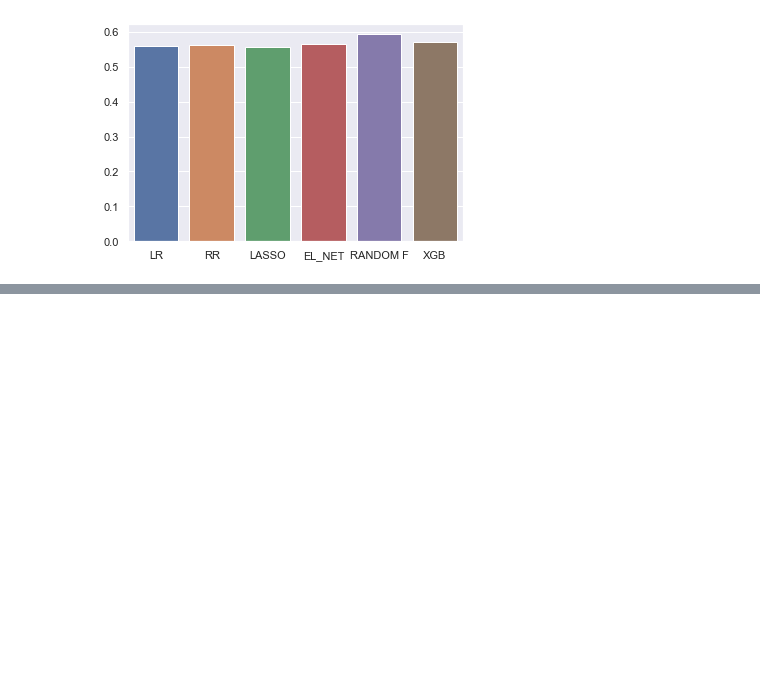
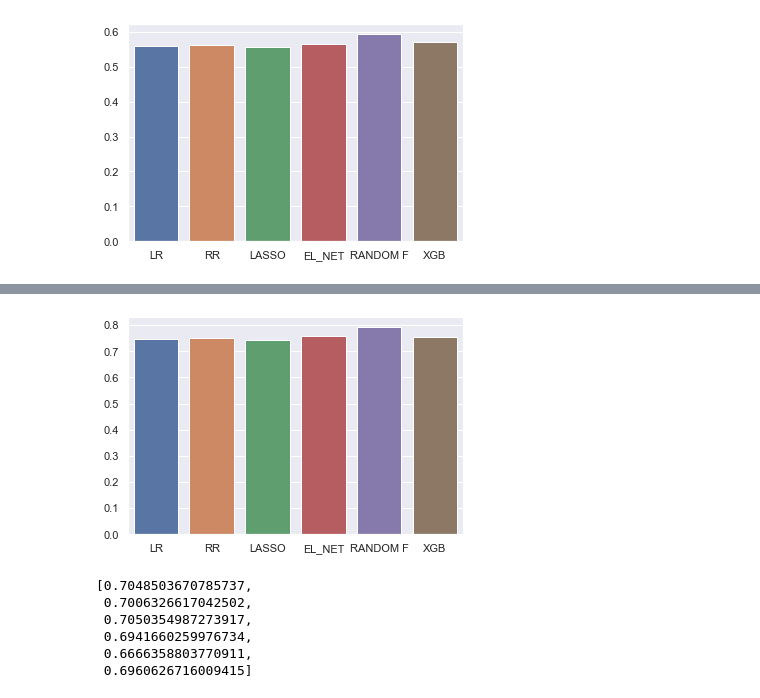
Before and after one commit to ThomasFavrel/OC-P4, a Jupyter notebook: p4_mdelisation_2.ipynb, the cells around one changed output, grey strips where cells are left out. Drawn from its saved outputs; the diff is of its cells as text; code cells hidden in the pictures; blank space fills up the shorter version.

```diff
--- a/p4_mdelisation_2.ipynb
+++ b/p4_mdelisation_2.ipynb
@@ -568,0 +599,29 @@ sns.barplot(x=['LR',
+# %%
+sns.barplot(x=['LR',
+               'RR',
+               'LASSO',
+               'EL_NET',
+               'RANDOM F',
+               'XGB'],
+           y=[Return_Erreur(y_val, y_pred_rli)[3],
+             Return_Erreur(y_val, y_pred_rr)[3],
+             Return_Erreur(y_val, y_pred_lasso)[3],
+             Return_Erreur(y_val, y_pred_el_net)[3],
+             Return_Erreur(y_val, y_pred_fa)[3],
+             Return_Erreur(y_val, y_pred_xgb)[3]]);
+# %% [output]
+[figure, added]
+# %%
+[Return_Erreur(y_val, y_pred_rli)[1],
+             Return_Erreur(y_val, y_pred_rr)[1],
+             Return_Erreur(y_val, y_pred_lasso)[1],
+             Return_Erreur(y_val, y_pred_el_net)[1],
+             Return_Erreur(y_val, y_pred_fa)[1],
+             Return_Erreur(y_val, y_pred_xgb)[1]]
+# %% [output]
+[0.7048503670785737,
+ 0.7006326617042502,
+ 0.7050354987273917,
+ 0.6941660259976734,
+ 0.6666358803770911,
+ 0.6960626716009415]
```
Also changed, not shown: parts of 2 cells of this notebook.
